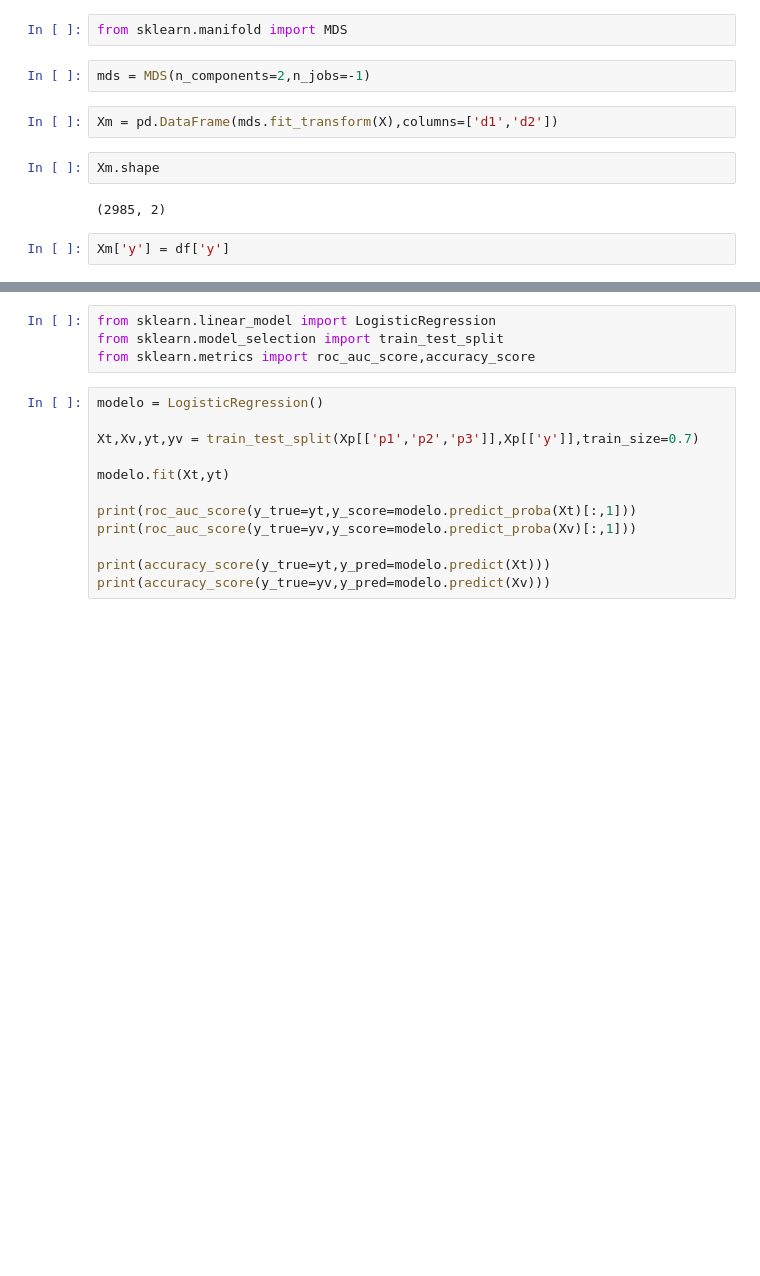
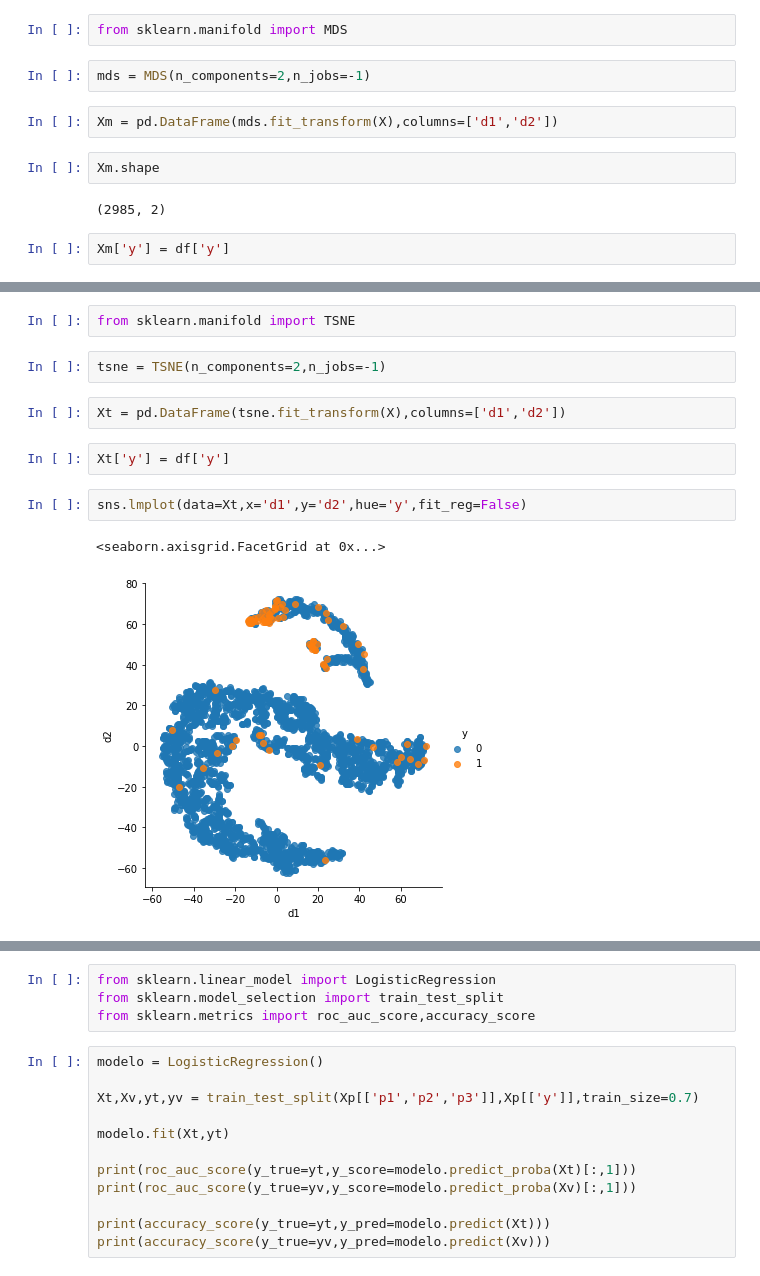
Before and after one commit to roca8/AMV, a Jupyter notebook: programas/Reducción de dimensiones.ipynb, the cells around one changed output, grey strips where cells are left out. Drawn from its saved outputs; the diff is of its cells as text; blank space fills up the shorter version.

```diff
--- a/programas/Reducción de dimensiones.ipynb
+++ b/programas/Reducción de dimensiones.ipynb
@@ -94,0 +91,13 @@ Xm.corr()
+# %%
+from sklearn.manifold import TSNE
+# %%
+tsne = TSNE(n_components=2,n_jobs=-1)
+# %%
+Xt = pd.DataFrame(tsne.fit_transform(X),columns=['d1','d2'])
+# %%
+Xt['y'] = df['y']
+# %%
+sns.lmplot(data=Xt,x='d1',y='d2',hue='y',fit_reg=False)
+# %% [output]
+<seaborn.axisgrid.FacetGrid at 0x...>
+[figure, added]
```
Also changed, not shown: parts of 9 cells of this notebook, 2 other files.
